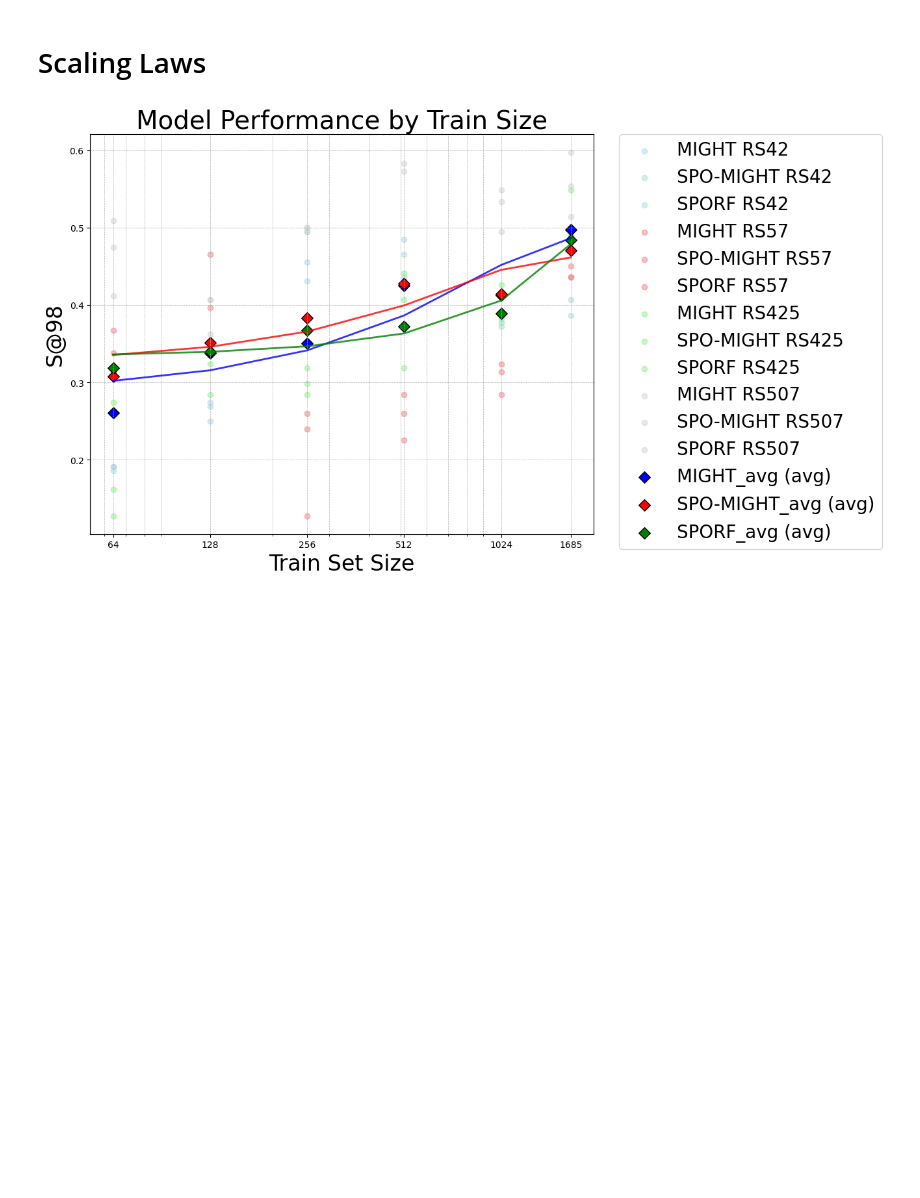
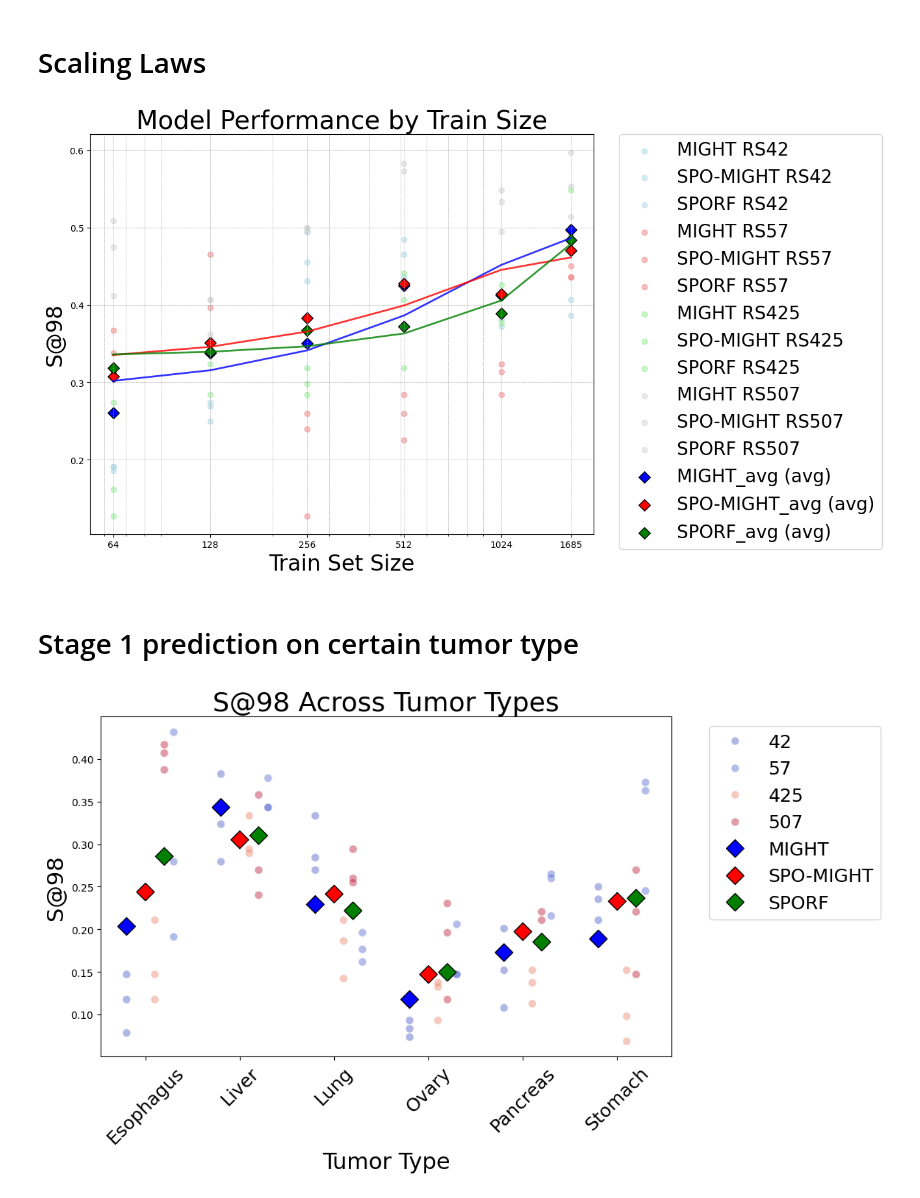
Before and after one commit to NeuroDataDesign/Cancer, a Jupyter notebook: BDD_cancer/PlotCode/plot.ipynb, the cells around one changed output. Drawn from its saved outputs; the diff is of its cells as text; code cells hidden in the pictures; blank space fills up the shorter version.

Commit message:
Tumor type + stage 1

```diff
--- a/BDD_cancer/PlotCode/plot.ipynb
+++ b/BDD_cancer/PlotCode/plot.ipynb
@@ -224,3 +224,80 @@ plt.grid(True, which="both", linestyle="--", linewidth=0.5)
 plt.show()
 # %% [output]
 [figure]
+# %% [markdown]
+# Stage 1 prediction on certain tumor type
+# %%
+import matplotlib.pyplot as plt
+import seaborn as sns
+import pandas as pd
+
+# Creating the dataset
+data_entries = [
+    (507, "MIGHT", "Liver", 0.3578), (507, "MIGHT", "Stomach", 0.1471), (507, "MIGHT", "Lung", 0.2941),
+    (507, "MIGHT", "Ovary", 0.1176), (507, "MIGHT", "Pancreas", 0.2108), (507, "MIGHT", "Esophagus", 0.3873),
+    (507, "SPO-MIGHT", "Liver", 0.2696), (507, "SPO-MIGHT", "Stomach", 0.2206), (507, "SPO-MIGHT", "Lung", 0.2598),
+    (507, "SPO-MIGHT", "Ovary", 0.1961), (507, "SPO-MIGHT", "Pancreas", 0.2206), (507, "SPO-MIGHT", "Esophagus", 0.4069),
+    (507, "SPORF", "Liver", 0.2402), (507, "SPORF", "Stomach", 0.2696), (507, "SPORF", "Lung", 0.2549),
+    (507, "SPORF", "Ovary", 0.2304), (507, "SPORF", "Pancreas", 0.1863), (507, "SPORF", "Esophagus", 0.4167),
+    (425, "MIGHT", "Ovary", 0.1324), (425, "MIGHT", "Pancreas", 0.1127), (425, "MIGHT", "Lung", 0.1422),
+    (425, "MIGHT", "Stomach", 0.1520), (425, "MIGHT", "Esophagus", 0.1176), (425, "MIGHT", "Liver", 0.2892),
+    (425, "SPO-MIGHT", "Ovary", 0.0931), (425, "SPO-MIGHT", "Pancreas", 0.1520), (425, "SPO-MIGHT", "Lung", 0.2108),
+    (425, "SPO-MIGHT", "Stomach", 0.0980), (425, "SPO-MIGHT", "Esophagus", 0.2108), (425, "SPO-MIGHT", "Liver", 0.2941),
+    (425, "SPORF", "Ovary", 0.1373), (425, "SPORF", "Pancreas", 0.1373), (425, "SPORF", "Lung", 0.1863),
+    (425, "SPORF", "Stomach", 0.0686), (425, "SPORF", "Esophagus", 0.1471), (425, "SPORF", "Liver", 0.3333),
+    (42, "MIGHT", "Pancreas", 0.1078), (42, "MIGHT", "Esophagus", 0.1176), (42, "MIGHT", "Lung", 0.2843),
+    (42, "MIGHT", "Ovary", 0.0735), (42, "MIGHT", "Stomach", 0.2108), (42, "MIGHT", "Liver", 0.3824),
+    (42, "SPO-MIGHT", "Pancreas", 0.2010), (42, "SPO-MIGHT", "Esophagus", 0.0784), (42, "SPO-MIGHT", "Lung", 0.3333),
+    (42, "SPO-MIGHT", "Ovary", 0.0931), (42, "SPO-MIGHT", "Stomach", 0.2500), (42, "SPO-MIGHT", "Liver", 0.2794),
+    (42, "SPORF", "Pancreas", 0.1520), (42, "SPORF", "Esophagus", 0.1471), (42, "SPORF", "Lung", 0.2696),
+    (42, "SPORF", "Ovary", 0.0833), (42, "SPORF", "Stomach", 0.2353), (42, "SPORF", "Liver", 0.3235),
+    (57, "MIGHT", "Esophagus", 0.1912), (57, "MIGHT", "Lung", 0.1961), (57, "MIGHT", "Liver", 0.3431),
+    (57, "MIGHT", "Ovary", 0.1471), (57, "MIGHT", "Stomach", 0.2451), (57, "MIGHT", "Pancreas", 0.2598),
+    (57, "SPO-MIGHT", "Esophagus", 0.2794), (57, "SPO-MIGHT", "Lung", 0.1618), (57, "SPO-MIGHT", "Liver", 0.3775),
+    (57, "SPO-MIGHT", "Ovary", 0.2059), (57, "SPO-MIGHT", "Stomach", 0.3627), (57, "SPO-MIGHT", "Pancreas", 0.2157),
+    (57, "SPORF", "Esophagus", 0.4314), (57, "SPORF", "Lung", 0.1765), (57, "SPORF", "Liver", 0.3431),
+    (57, "SPORF", "Ovary", 0.1471), (57, "SPORF", "Stomach", 0.3725), (57, "SPORF", "Pancreas", 0.2647),
+]
+
+# Convert to DataFrame
+df = pd.DataFrame(data_entries, columns=["RS", "Model", "Cancer Type", "S@98"])
+
+# Compute mean S@98 values for each (Cancer Type, Model) combination
+means = df.groupby(["Cancer Type", "Model"])["S@98"].mean().reset_index()
+
+# Set model colors
+model_colors = {"MIGHT": "blue", "SPO-MIGHT": "red", "SPORF": "green"}
+
+# Create figure
+plt.figure(figsize=(10, 6))
+
+# Adjust RS data positions slightly to avoid overlap
+df["Adjusted X"] = df["Cancer Type"].astype("category").cat.codes + df["RS"].map({42: -0.2, 57: -0.1, 425: 0.1, 507: 0.2, 57: 0.3})
+
+# Scatter plot for RS data points with adjusted positions and lower alpha
+sns.scatterplot(data=df, x="Adjusted X", y="S@98", hue="RS", palette="coolwarm", s=60, alpha=0.4)
+
+# Adjusting mean positions slightly to avoid overlap
+means["Adjusted X"] = means["Cancer Type"].astype("category").cat.codes + means["Model"].map({"MIGHT": -0.2, "SPO-MIGHT": 0, "SPORF": 0.2})
+
+# Scatter plot for mean values with adjusted positions
+sns.scatterplot(data=means, x="Adjusted X", y="S@98", hue="Model", palette=model_colors, s=150, edgecolor="black", marker="D")
+
+# Adjust legend
+plt.legend(bbox_to_anchor=(1.05, 1), loc="upper left", fontsize=18)
+
+# Labels and title
+plt.xlabel("Tumor Type", fontsize=22)
+plt.ylabel("S@98", fontsize=22)
+plt.title("S@98 Across Tumor Types", fontsize=26)
+
+# Fix x-axis tick labels
+plt.xticks(ticks=range(len(means["Cancer Type"].unique())),
+           labels=means["Cancer Type"].unique(),
+           rotation=45,
+           fontsize=18)
+
+# Show the plot
+plt.show()
+# %% [output]
+[figure, added]
```
Also changed, not shown: 1 other file.
